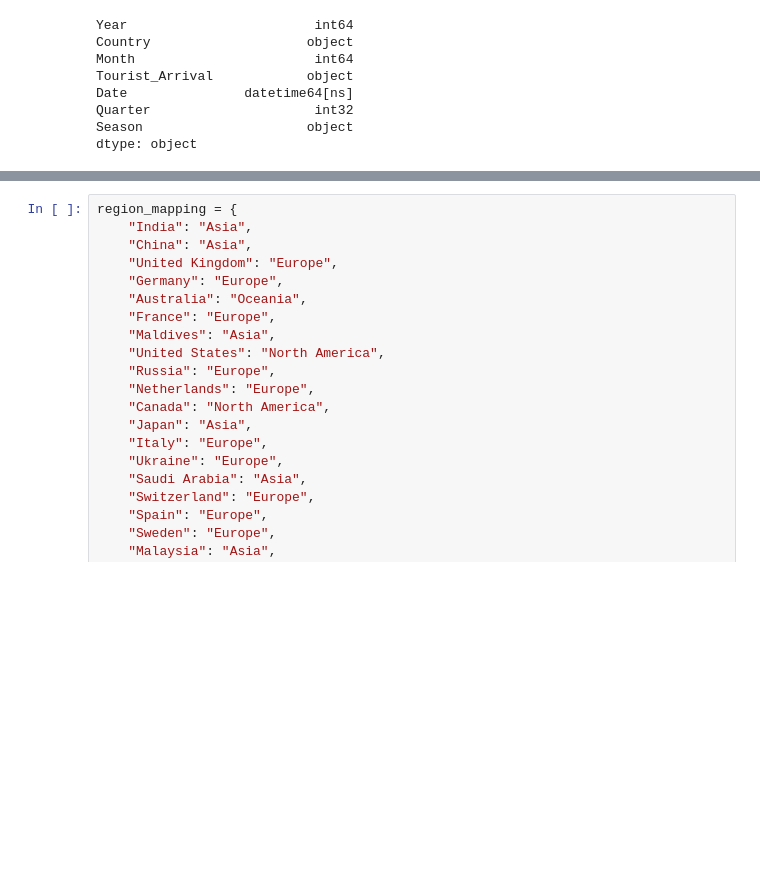
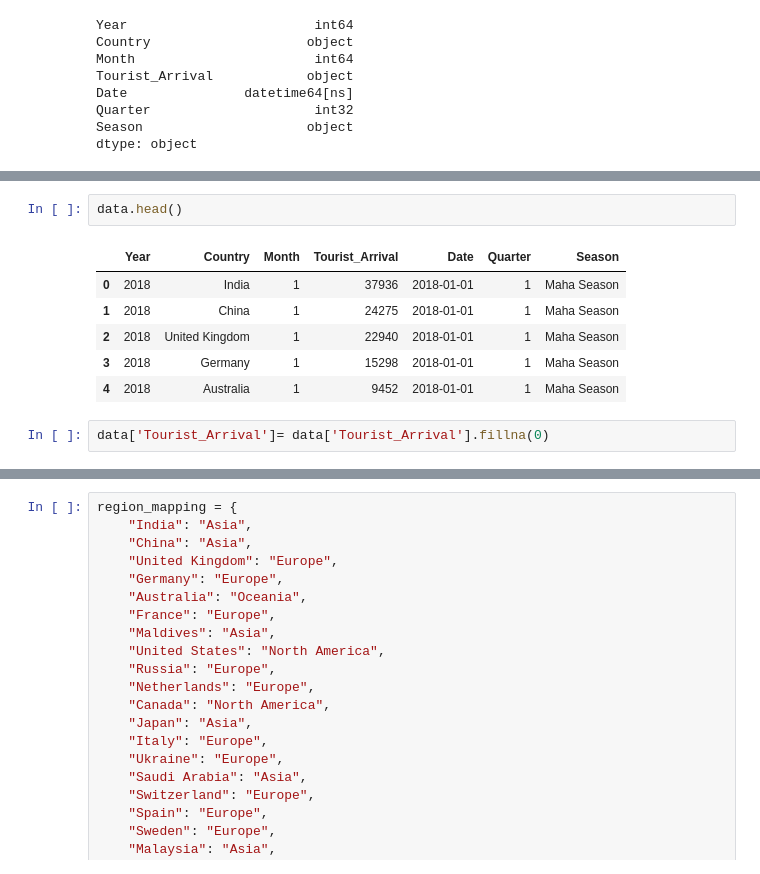
Before and after one commit to Dno-ja/TouristTrends, a Jupyter notebook: Data_Preprocessing.ipynb, the cells around one changed output, grey strips where cells are left out. Drawn from its saved outputs; the diff is of its cells as text; blank space fills up the shorter version.

```diff
--- a/Data_Preprocessing.ipynb
+++ b/Data_Preprocessing.ipynb
@@ -554,0 +615,11 @@ dtype: object
+# %%
+data.head()
+# %% [output]
+|  | Year | Country | Month | Tourist_Arrival | Date | Quarter | Season |
+| 0 | 2018 | India | 1 | 37936 | 2018-01-01 | 1 | Maha Season |
+| 1 | 2018 | China | 1 | 24275 | 2018-01-01 | 1 | Maha Season |
+| 2 | 2018 | United Kingdom | 1 | 22940 | 2018-01-01 | 1 | Maha Season |
+| 3 | 2018 | Germany | 1 | 15298 | 2018-01-01 | 1 | Maha Season |
+| 4 | 2018 | Australia | 1 | 9452 | 2018-01-01 | 1 | Maha Season |
+# %%
+data['Tourist_Arrival']= data['Tourist_Arrival'].fillna(0)
```
Also changed, not shown: parts of 20 cells of this notebook.
